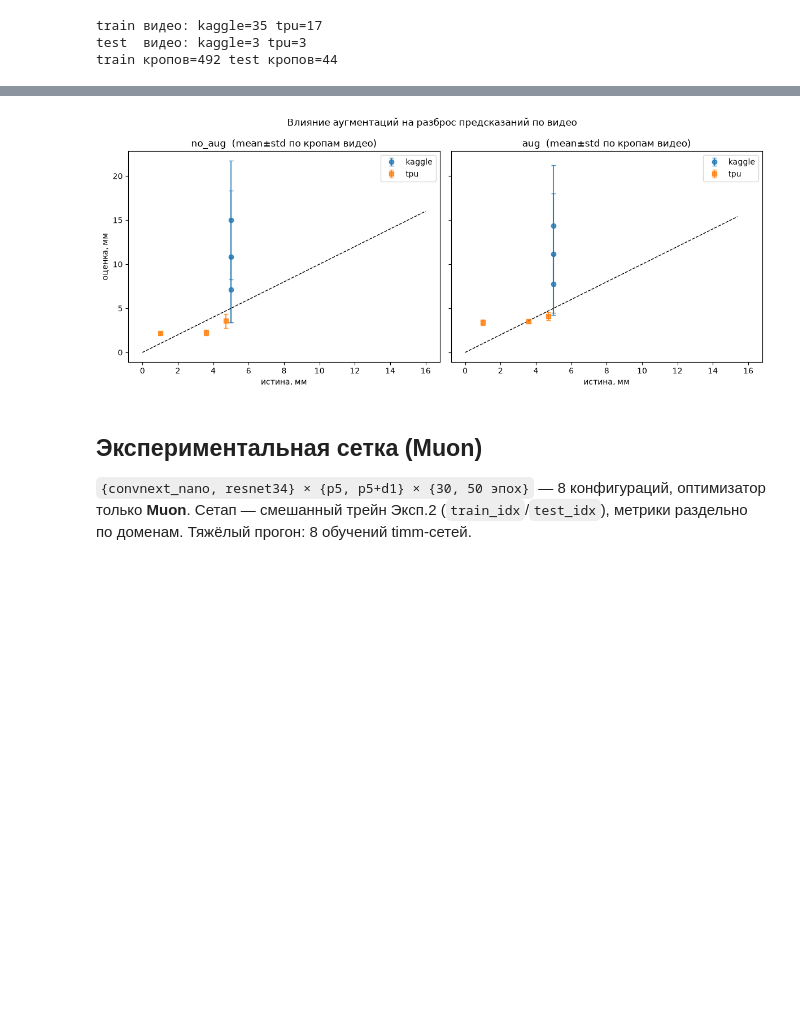
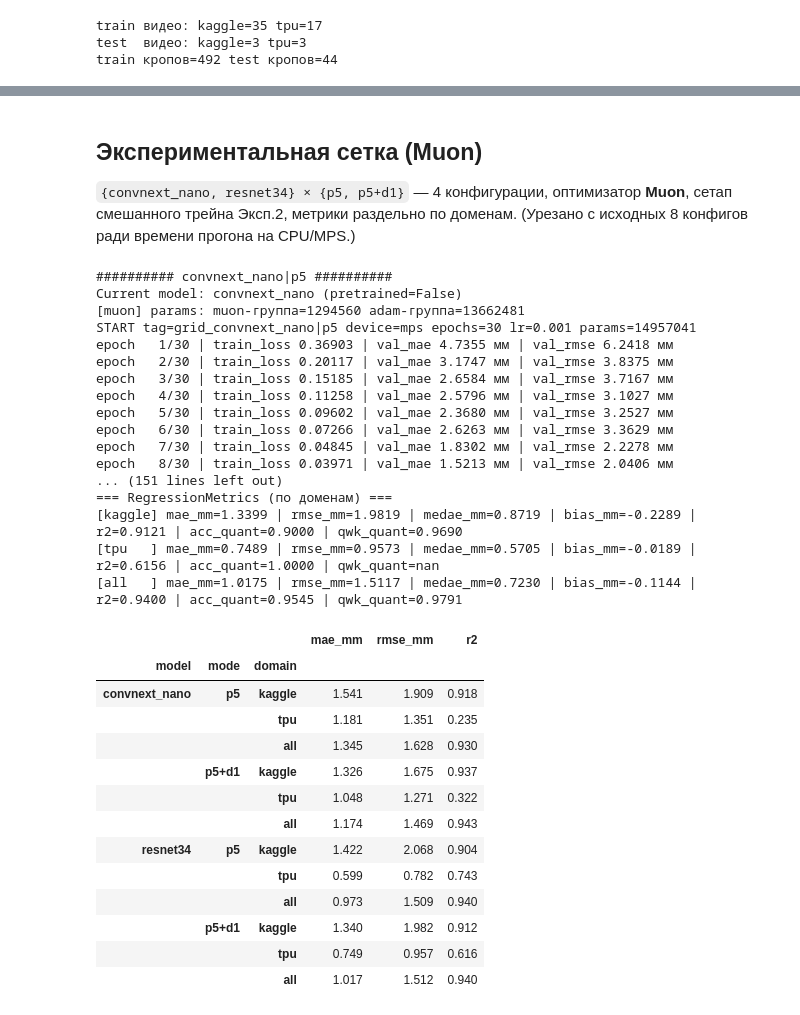
Before and after one commit to tomatoCoderq/thermal-control-ya-project, a Jupyter notebook: experiments/notebooks/regression_experiments.ipynb, the cells around one changed output, grey strips where cells are left out. Saved outputs shown, nothing was run; the diff lists cells and outputs as text; code cells hidden in the pictures; blank space fills up the shorter version.

```diff
--- a/experiments/notebooks/regression_experiments.ipynb
+++ b/experiments/notebooks/regression_experiments.ipynb
@@ -329,52 +258,55 @@ epoch  10/50 | train_loss 0.35703 | val_mae 4.6686 мм | val_rmse 5.7905 мм
-# %%
-# per-video разброс предсказаний: сравнить error-bar'ы (std по кропам видео) с/без ауг
-import pandas as pd
-def per_video(res):
-    rm = res["metrics"]
-    df = pd.DataFrame({"vid":[r[0] for r in test_idx], "domain":[r[4] for r in test_idx],
-                       "true":rm.y_true, "pred":rm.y_pred})
-    return df.groupby(["domain","vid"]).agg(true=("true","first"),
-            pred_mean=("pred","mean"), pred_std=("pred","std")).reset_index()
-
-fig, axs = plt.subplots(1, 2, figsize=(12,5), sharex=True, sharey=True)
-for ax, key in zip(axs, ["no_aug","aug"]):
-    g = per_video(cmp_aug[key])
-    for d, mk in [("kaggle","o"), ("tpu","s")]:
-        s = g[g.domain==d]
-        ax.errorbar(s.true, s.pred_mean, yerr=s.pred_std, fmt=mk, capsize=3, alpha=.8, label=d)
-    hi = max(g.true.max(), g.pred_mean.max())+1
-    ax.plot([0,hi],[0,hi],"k--",lw=1)
-    ax.set_title(f"{key}  (mean±std по кропам видео)"); ax.set_xlabel("истина, мм"); ax.legend()
-axs[0].set_ylabel("оценка, мм")
-fig.suptitle("Влияние аугментаций на разброс предсказаний по видео"); plt.tight_layout(); plt.show()
-# %% [output]
-[figure, removed]
 # %% [markdown]
 ## Экспериментальная сетка (Muon)
 
-`{convnext_nano, resnet34} × {p5, p5+d1} × {30, 50 эпох}` — 8 конфигураций,
-оптимизатор только **Muon**. Сетап — смешанный трейн Эксп.2 (`train_idx`/`test_idx`),
-метрики раздельно по доменам. Тяжёлый прогон: 8 обучений timm-сетей.
+`{convnext_nano, resnet34} × {p5, p5+d1}` — 4 конфигурации, оптимизатор **Muon**,
+сетап смешанного трейна Эксп.2, метрики раздельно по доменам. (Урезано с исходных
+8 конфигов ради времени прогона на CPU/MPS.)
 # %%
 import pandas as pd, itertools
 CFG.optim.name = "muon"
 
-grid = list(itertools.product(
-    ["convnext_nano", "resnet34"],      # модель
-    [Modes.p5, Modes.p5_d1],            # каналы
-    [30, 50],                          # эпох
-))
-
+grid = list(itertools.product(["convnext_nano", "resnet34"], [Modes.p5, Modes.p5_d1]))
 grid_rows, grid_metrics = [], {}
-for model_name, mode, ep in grid:
+for model_name, mode in grid:
     CFG.model.name = model_name
-    CFG.train.epochs = ep
-    key = f"{model_name}|{mode.value}|{ep}ep"
+    key = f"{model_name}|{mode.value}"
     print(f"\n########## {key} ##########")
     res = M.run(train_idx, test_idx, mode=mode, tag=f"grid_{key}", device=device)
     grid_metrics[key] = res["metrics"]
     for dom, m in res["metrics"].by_domain().items():
-        grid_rows.append({"model": model_name, "mode": mode.value, "epochs": ep,
-                          "domain": dom, **{k: round(v, 3) for k, v in m.items()}})
-
+        grid_rows.append({"model": model_name, "mode": mode.value, "domain": dom, **m})
+CFG.model.name = "small_cnn"; CFG.optim.name = "adam"   # вернуть дефолты
 grid_df = pd.DataFrame(grid_rows)
+grid_df.set_index(["model","mode","domain"])[["mae_mm","rmse_mm","r2"]].round(3)
+# %% [output]
+########## convnext_nano|p5 ##########
+Current model: convnext_nano (pretrained=False)
+[muon] params: muon-группа=1294560 adam-группа=13662481
+START tag=grid_convnext_nano|p5 device=mps epochs=30 lr=0.001 params=14957041
+epoch   1/30 | train_loss 0.36903 | val_mae 4.7355 мм | val_rmse 6.2418 мм
+epoch   2/30 | train_loss 0.20117 | val_mae 3.1747 мм | val_rmse 3.8375 мм
+epoch   3/30 | train_loss 0.15185 | val_mae 2.6584 мм | val_rmse 3.7167 мм
+epoch   4/30 | train_loss 0.11258 | val_mae 2.5796 мм | val_rmse 3.1027 мм
+epoch   5/30 | train_loss 0.09602 | val_mae 2.3680 мм | val_rmse 3.2527 мм
+epoch   6/30 | train_loss 0.07266 | val_mae 2.6263 мм | val_rmse 3.3629 мм
+epoch   7/30 | train_loss 0.04845 | val_mae 1.8302 мм | val_rmse 2.2278 мм
+epoch   8/30 | train_loss 0.03971 | val_mae 1.5213 мм | val_rmse 2.0406 мм
+... (151 lines left out)
+=== RegressionMetrics (по доменам) ===
+[kaggle] mae_mm=1.3399 | rmse_mm=1.9819 | medae_mm=0.8719 | bias_mm=-0.2289 | r2=0.9121 | acc_quant=0.9000 | qwk_quant=0.9690
+[tpu   ] mae_mm=0.7489 | rmse_mm=0.9573 | medae_mm=0.5705 | bias_mm=-0.0189 | r2=0.6156 | acc_quant=1.0000 | qwk_quant=nan
+[all   ] mae_mm=1.0175 | rmse_mm=1.5117 | medae_mm=0.7230 | bias_mm=-0.1144 | r2=0.9400 | acc_quant=0.9545 | qwk_quant=0.9791
+|  |  |  | mae_mm | rmse_mm | r2 |
+| model | mode | domain |  |  |  |
+| convnext_nano | p5 | kaggle | 1.541 | 1.909 | 0.918 |
+|  |  | tpu | 1.181 | 1.351 | 0.235 |
+|  |  | all | 1.345 | 1.628 | 0.930 |
+|  | p5+d1 | kaggle | 1.326 | 1.675 | 0.937 |
+|  |  | tpu | 1.048 | 1.271 | 0.322 |
+|  |  | all | 1.174 | 1.469 | 0.943 |
+| resnet34 | p5 | kaggle | 1.422 | 2.068 | 0.904 |
+|  |  | tpu | 0.599 | 0.782 | 0.743 |
+|  |  | all | 0.973 | 1.509 | 0.940 |
+|  | p5+d1 | kaggle | 1.340 | 1.982 | 0.912 |
+|  |  | tpu | 0.749 | 0.957 | 0.616 |
+|  |  | all | 1.017 | 1.512 | 0.940 |
```
Also changed, not shown: parts of 28 cells of this notebook, 16 other files.
